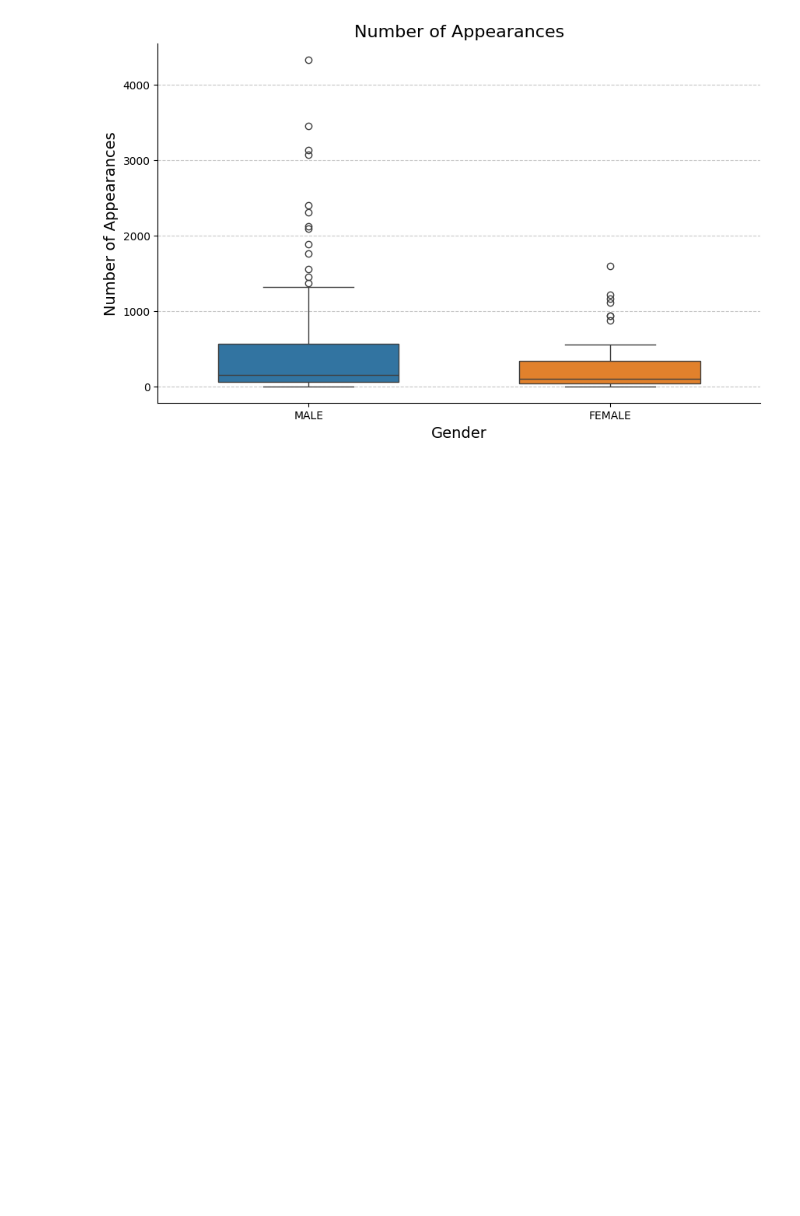
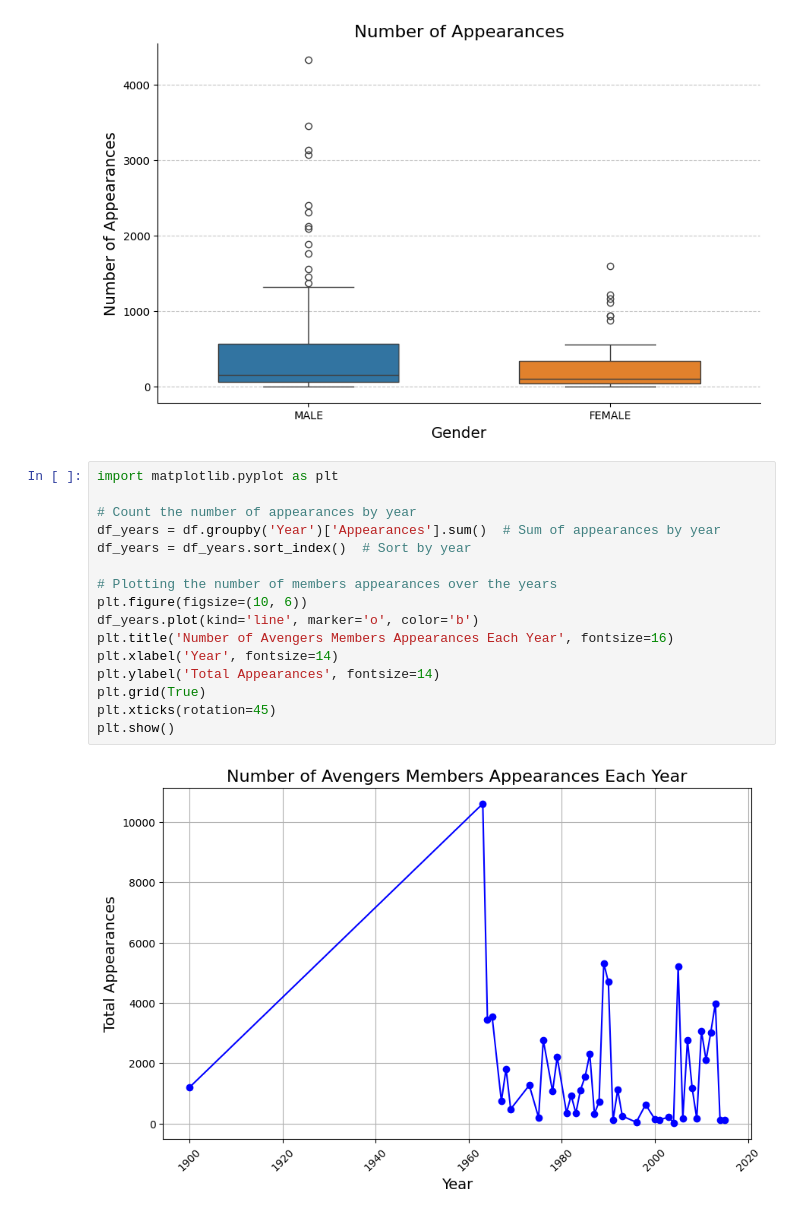
Before and after one commit to viktoruebelhart/avengers, a Jupyter notebook: avengers.ipynb, the cells around one changed output. Cells and saved outputs as stored; diff of their text form; blank space fills up the shorter version.

```diff
--- a/avengers.ipynb
+++ b/avengers.ipynb
@@ -319,3 +319,21 @@ plt.gca().spines['right'].set_visible(False)
 plt.show()
 # %% [output]
 [figure]
+# %%
+import matplotlib.pyplot as plt
+
+# Count the number of appearances by year
+df_years = df.groupby('Year')['Appearances'].sum()  # Sum of appearances by year
+df_years = df_years.sort_index()  # Sort by year
+
+# Plotting the number of members appearances over the years
+plt.figure(figsize=(10, 6))
+df_years.plot(kind='line', marker='o', color='b')
+plt.title('Number of Avengers Members Appearances Each Year', fontsize=16)
+plt.xlabel('Year', fontsize=14)
+plt.ylabel('Total Appearances', fontsize=14)
+plt.grid(True)
+plt.xticks(rotation=45)
+plt.show()
+# %% [output]
+[figure, added]
```
Also changed, not shown: parts of 2 cells of this notebook.
